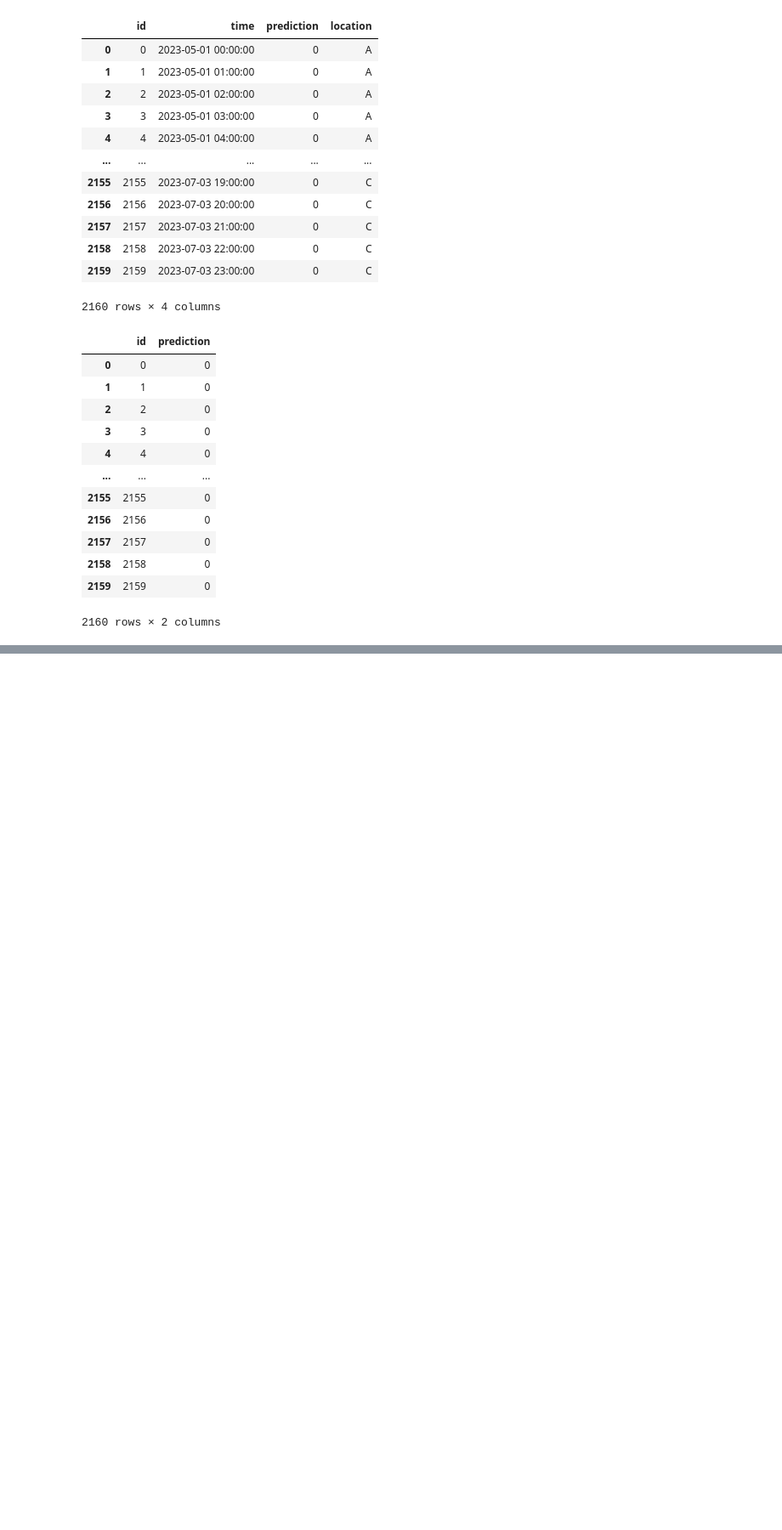
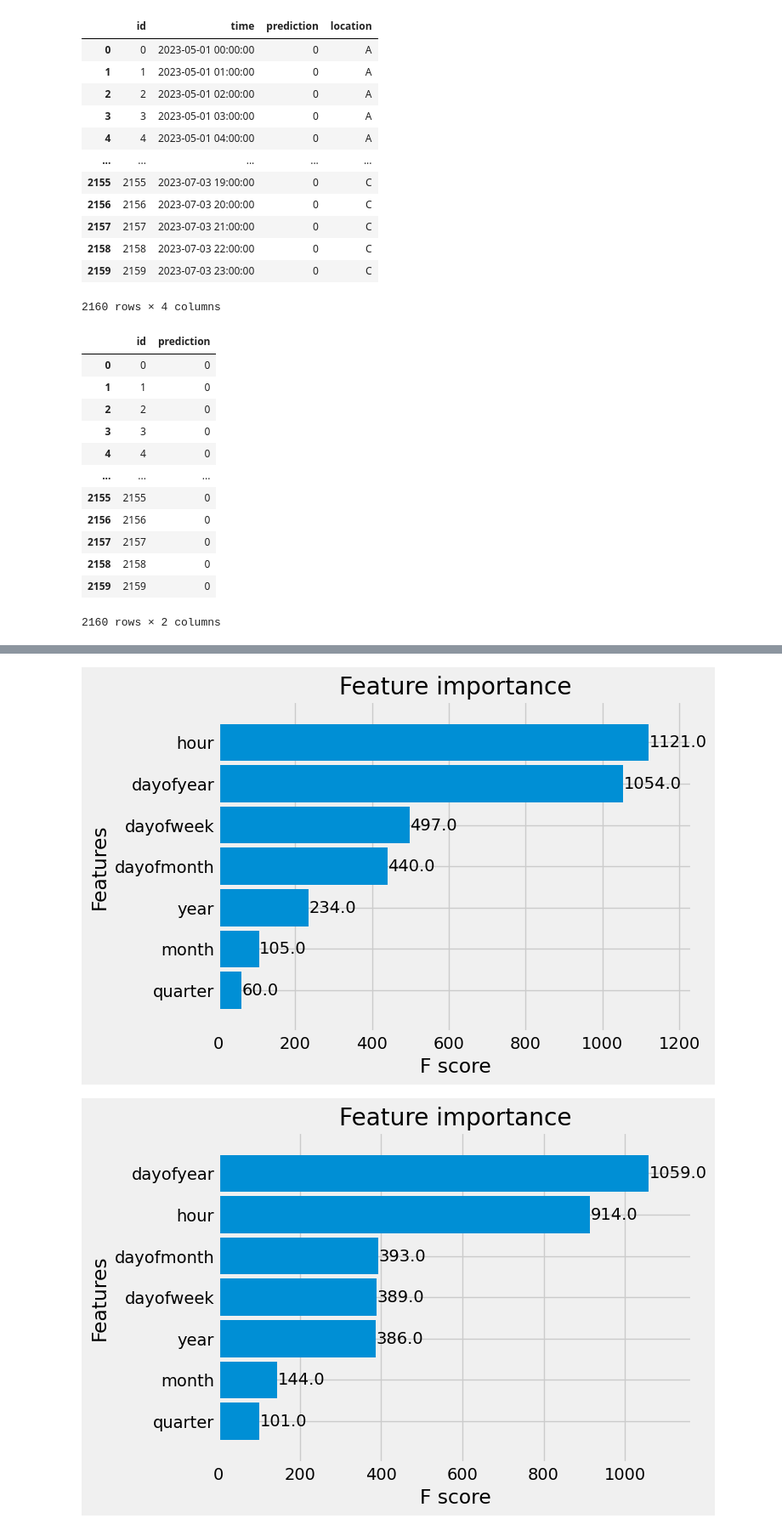
Before and after one commit to art-test-stack/ml_competition, a Jupyter notebook: read_files.ipynb, the cells around one changed output, grey strips where cells are left out. Shown at 85% size. Saved outputs shown, nothing was run; the diff lists cells and outputs as text; code cells hidden in the pictures; blank space fills up the shorter version.

```diff
--- a/read_files.ipynb
+++ b/read_files.ipynb
@@ -335,0 +316,15 @@ X_train_observed_a_cleaned
+# %%
+X_train_a, y_train_a = create_features(pv_train_a, label='pv_measurement')
+X_test_a, y_test_a = create_features(pv_test_a, label='pv_measurement')
+
+X_train_b, y_train_b = create_features(pv_train_b, label='pv_measurement')
+X_test_b, y_test_b = create_features(pv_test_b, label='pv_measurement')
+
+X_train_c, y_train_c = create_features(pv_train_c, label='pv_measurement')
+X_test_c, y_test_c = create_features(pv_test_c, label='pv_measurement')
+# %%
+reg_a = xgb.XGBRegressor(n_estimators=1000)
+reg_a.fit(X_train_a, y_train_a,
+        eval_set=[(X_train_a, y_train_a), (X_test_a, y_test_a)],
+        early_stopping_rounds=50,
+       verbose=True)
@@ -335,0 +379,6 @@ X_train_observed_a_cleaned
+# %%
+reg_b = xgb.XGBRegressor(n_estimators=1000)
+reg_b.fit(X_train_b, y_train_b,
+        eval_set=[(X_train_b, y_train_b), (X_test_b, y_test_b)],
+        early_stopping_rounds=50,
+       verbose=True)
@@ -335,0 +434,6 @@ X_train_observed_a_cleaned
+# %%
+reg_c = xgb.XGBRegressor(n_estimators=1000)
+reg_c.fit(X_train_c, y_train_c,
+        eval_set=[(X_train_c, y_train_c), (X_test_c, y_test_c)],
+        early_stopping_rounds=50,
+       verbose=True)
@@ -335,0 +486,7 @@ X_train_observed_a_cleaned
+# %%
+_ = plot_importance(reg_a, height=0.9)
+_ = plot_importance(reg_b, height=0.9)
+_ = plot_importance(reg_c, height=0.9)
+# %% [output]
+[figure, added]
+[figure, added]
```
Also changed, not shown: parts of 94 cells of this notebook.
